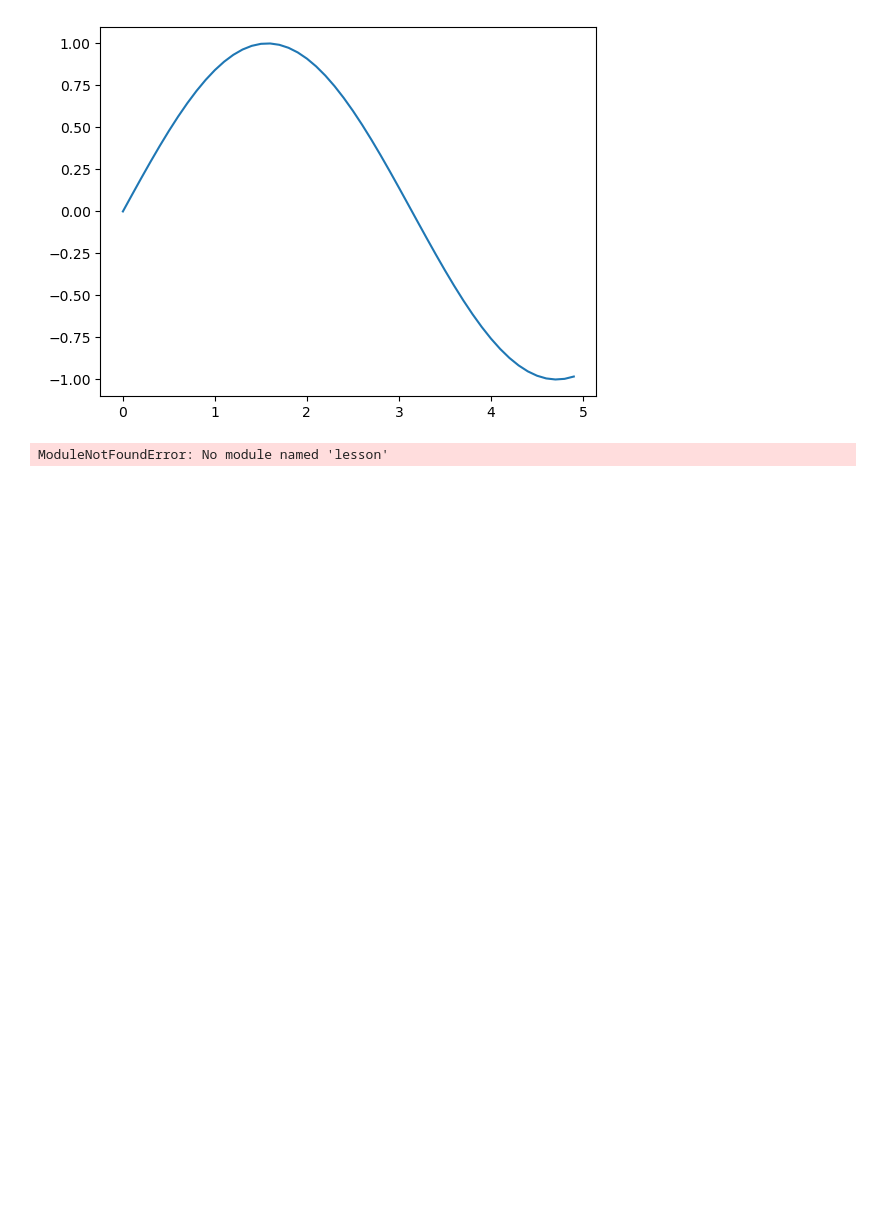
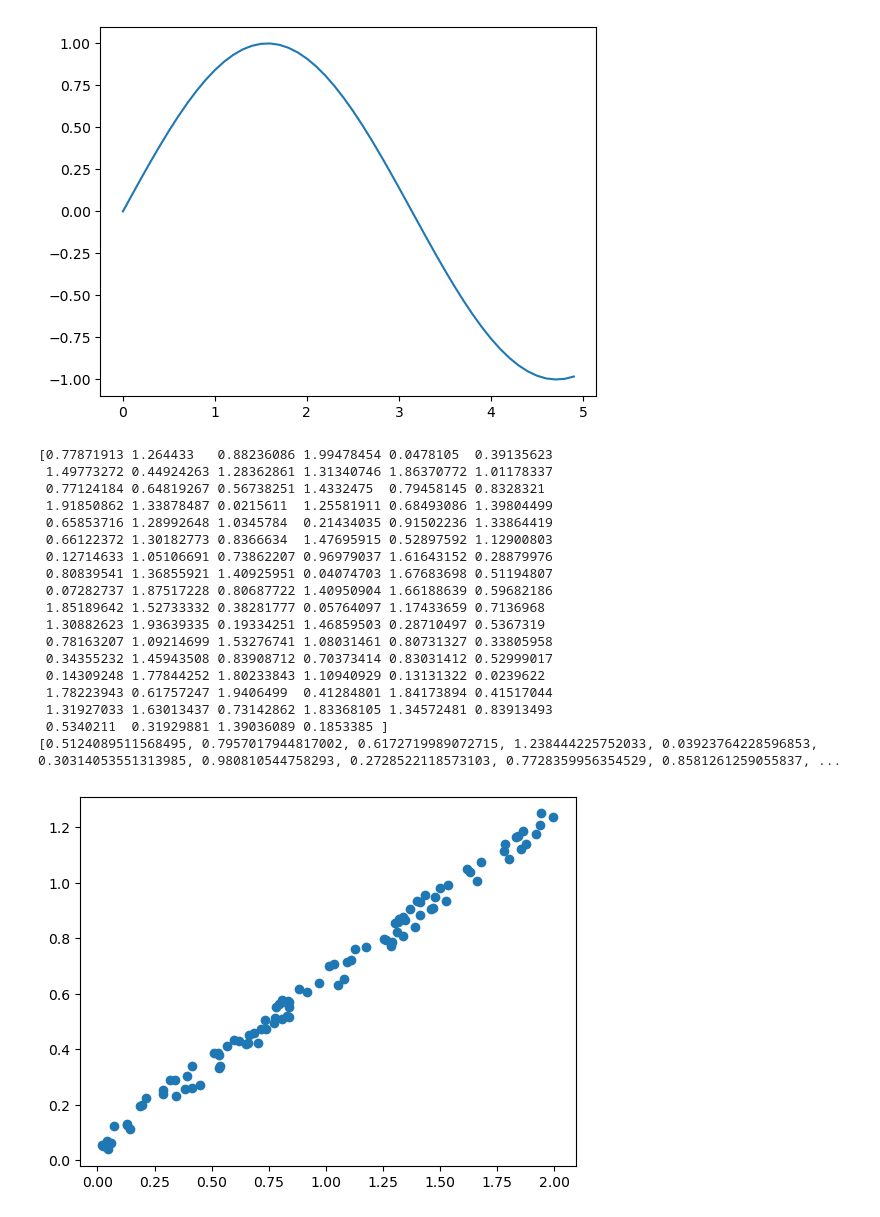
Before and after one commit to rehmetjan/pytorch-learning, a Jupyter notebook: plot_demo/pyplt.ipynb, the cells around one changed output. Saved outputs shown, nothing was run; the diff lists cells and outputs as text; code cells hidden in the pictures; blank space fills up the shorter version.

```diff
--- a/plot_demo/pyplt.ipynb
+++ b/plot_demo/pyplt.ipynb
@@ -30,11 +30,39 @@ plt.plot(x, y)
 # %% [output]
 [<matplotlib.lines.Line2D at 0x...>]
 [figure]
-# %%
-from lesson.dataset import get_beans
-
-xs, ys = get_beans(100)
-plt.scatter(xs, ys)
-plt.show()
-# %% [output]
-ModuleNotFoundError: No module named 'lesson'
+# %%
+import sys, os
+
+def get_beans(counts):
+    xs = np.random.rand(counts)
+    # xs = np.sort(xs)
+    # ys = [1.7 * x + np.random.rand() / 5 for x in xs]
+    ys = [1.2 * x + np.random.rand() / 10 for x in xs]
+    # ys = np.random.rand(counts)
+    return xs *2, ys
+
+xs, ys = get_beans(100)
+print(xs)
+print(ys)
+plt.scatter(xs, ys)
+plt.show()
+# %% [output]
+[0.77871913 1.264433   0.88236086 1.99478454 0.0478105  0.39135623
+ 1.49773272 0.44924263 1.28362861 1.31340746 1.86370772 1.01178337
+ 0.77124184 0.64819267 0.56738251 1.4332475  0.79458145 0.8328321
+ 1.91850862 1.33878487 0.0215611  1.25581911 0.68493086 1.39804499
+ 0.65853716 1.28992648 1.0345784  0.21434035 0.91502236 1.33864419
+ 0.66122372 1.30182773 0.8366634  1.47695915 0.52897592 1.12900803
+ 0.12714633 1.05106691 0.73862207 0.96979037 1.61643152 0.28879976
+ 0.80839541 1.36855921 1.40925951 0.04074703 1.67683698 0.51194807
+ 0.07282737 1.87517228 0.80687722 1.40950904 1.66188639 0.59682186
+ 1.85189642 1.52733332 0.38281777 0.05764097 1.17433659 0.7136968
+ 1.30882623 1.93639335 0.19334251 1.46859503 0.28710497 0.5367319
+ 0.78163207 1.09214699 1.53276741 1.08031461 0.80731327 0.33805958
+ 0.34355232 1.45943508 0.83908712 0.70373414 0.83031412 0.52999017
+ 0.14309248 1.77844252 1.80233843 1.10940929 0.13131322 0.0239622
+ 1.78223943 0.61757247 1.9406499  0.41284801 1.84173894 0.41517044
+ 1.31927033 1.63013437 0.73142862 1.83368105 1.34572481 0.83913493
+ 0.5340211  0.31929881 1.39036089 0.1853385 ]
+[0.5124089511568495, 0.7957017944817002, 0.6172719989072715, 1.238444225752033, 0.03923764228596853, 0.30314053551313985, 0.980810544758293, 0.2728522118573103, 0.7728359956354529, 0.8581261259055837, ...
+[figure, added]
```
Also changed, not shown: parts of 3 cells of this notebook.
